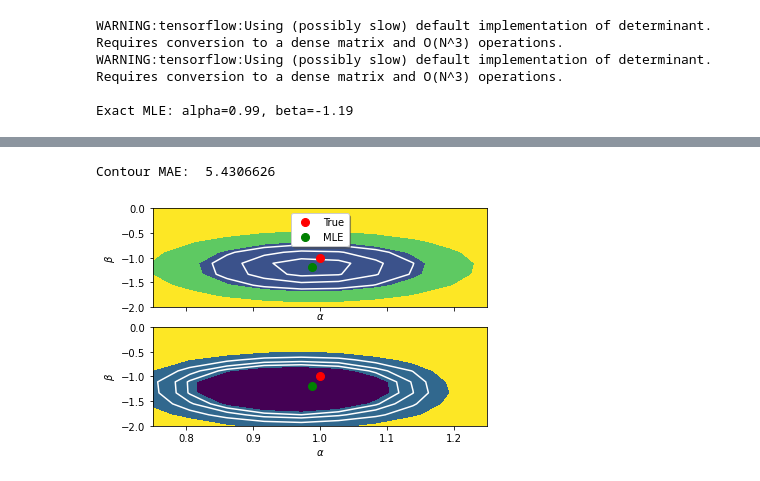
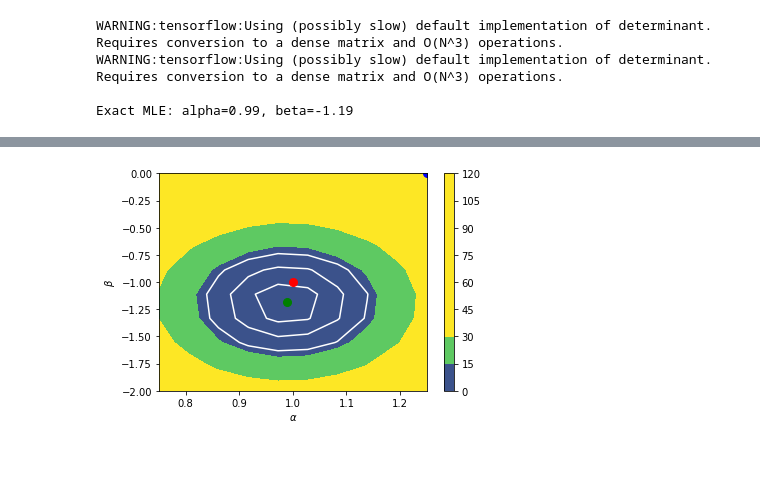
Before and after one commit to cjs220/active_learning_ratio_estimation, a Jupyter notebook: examples/multidim.ipynb, the cells around one changed output, grey strips where cells are left out. Saved outputs shown, nothing was run; the diff lists cells and outputs as text; code cells hidden in the pictures.

```diff
--- a/examples/multidim.ipynb
+++ b/examples/multidim.ipynb
@@ -112,7 +120,7 @@ Exact MLE: alpha=0.99, beta=-1.19
 # create dataset for fitting
 param_grid_train = ParamGrid(bounds=[(-3, 3), (-3, 3)], num=30)
 theta_0 = np.array([alpha_mle, beta_mle])
-ds = SinglyParameterizedRatioDataset(
+ds = SinglyParameterizedRatioDataset.from_simulator(
     simulator_func=MultiDimToyModel,
     theta_0=theta_0,
     theta_1_iterator=param_grid_train,
@@ -120,13 +128,16 @@ ds = SinglyParameterizedRatioDataset(
 )
 # %%
 # hyperparams
-epochs = 100
-patience = 10
+epochs = 10
+patience = 2
 validation_split = 0.1
-n_hidden = (50, 50)
+n_hidden = (30, 30)
 
 # create model
 bayesian_estimator = FlipoutClassifier(n_hidden=n_hidden, activation='relu',
                                        epochs=epochs, patience=patience,
                                        validation_split=validation_split)
 model = SinglyParameterizedRatioModel(estimator=bayesian_estimator, calibration_method=None)
+
+# fit model
+model.fit(ds)
@@ -138,9 +166,9 @@ def fit_predict(clf, grid):
 # %%
+# predict log-likelihood contours
 num_plot = 10
 alpha_bounds = (0.75, 1.25)
 beta_bounds = (-2, 0)
 plot_grid = ParamGrid(bounds=[alpha_bounds, beta_bounds], num=num_plot)
 Alphas, Betas = plot_grid.meshgrid()
 
-# fit model and predict contours
-pred_contours = fit_predict(model, grid=plot_grid)
+pred_contours, (pred_alpha, pred_beta) = model.nllr_param_scan(x=X_true, param_grid=plot_grid)
@@ -186,28 +205,23 @@ WARNING:tensorflow:Using (possibly slow) default implementation of determinant.
 # %%
 # Plot exact and predicted contours
 
 
-def plot_contours(contours, ax):
-    ax.contour(*plot_grid.meshgrid(), 2 * contours, levels=[chi2.ppf(0.683, df=2),
+def plot_contours(contours):
+    plt.contour(*plot_grid.meshgrid(), 2 * contours, levels=[chi2.ppf(0.683, df=2),
                                                             chi2.ppf(0.9545, df=2),
                                                             chi2.ppf(0.9973, df=2)], colors=["w"])
-    ax.contourf(*plot_grid.meshgrid(), 2 * contours, vmin=0, vmax=30)
-    ax.plot([true_alpha], [true_beta], "ro", markersize=8, label='True')
-    ax.plot([alpha_mle], [beta_mle], "go", markersize=8, label='MLE')
-    ax.set_xlim(*alpha_bounds)
-    ax.set_ylim(*beta_bounds)
-    ax.set_xlabel(r"$\alpha$")
-    ax.set_ylabel(r"$\beta$")
+    plt.contourf(*plot_grid.meshgrid(), 2 * contours, vmin=0, vmax=30)
+    plt.plot([true_alpha], [true_beta], "ro", markersize=8, label='True')
+    plt.plot([alpha_mle], [beta_mle], "go", markersize=8, label='MLE')
+    plt.plot([pred_alpha], [pred_beta], 'bo', markersize=8, label='Predicted')
+    plt.xlim(*alpha_bounds)
+    plt.ylim(*beta_bounds)
+    plt.xlabel(r"$\alpha$")
+    plt.ylabel(r"$\beta$")
+    plt.colorbar()
 
 
-f, axarr = plt.subplots(2, sharex=True)
-for i, contours in enumerate([exact_contours, pred_contours]):
-    plot_contours(contours, ax=axarr[i])
 
-axarr[0].legend(loc='upper center', fancybox=True, shadow=True)
-contour_mae = np.abs(pred_contours - exact_contours).mean()
-print('Contour MAE: ', contour_mae)
-plt.savefig('contours.pdf')
+plot_contours(exact_contours)
 # %% [output]
-Contour MAE:  5.4306626
-[figure, old version]
+[figure, new version]
```
Also changed, not shown: parts of 7 cells of this notebook.
